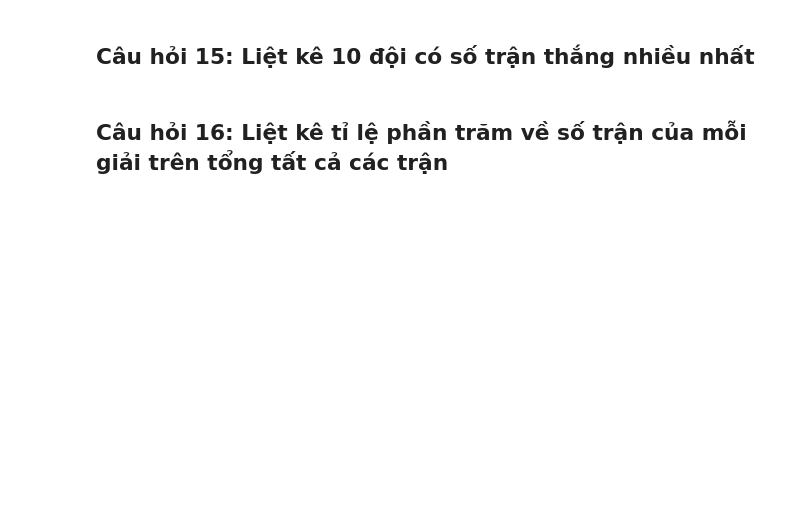
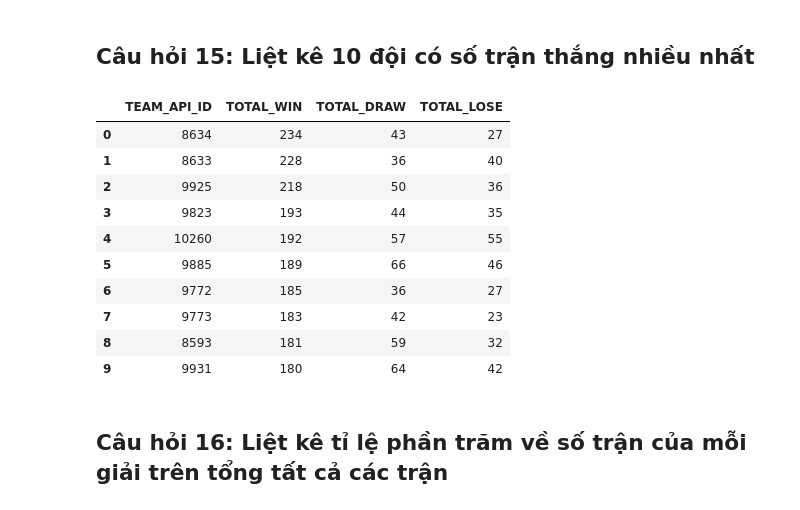
Before and after one commit to ysea1/asm, a Jupyter notebook: DSP302x_asm1_haiphFX22075@funix.edu.vn/[VN] European football-forStudent.ipynb, the cells around one changed output. Saved outputs shown, nothing was run; the diff lists cells and outputs as text; code cells hidden in the pictures; blank space fills up the shorter version.

```diff
--- a/DSP302x_asm1_haiphFX22075@funix.edu.vn/[VN] European football-forStudent.ipynb
+++ b/DSP302x_asm1_haiphFX22075@funix.edu.vn/[VN] European football-forStudent.ipynb
@@ -254,2 +395,53 @@ result_team
+# %%
+result_team = pd.read_sql("""SELECT TEAM_API_ID, SUM(COUNT_WIN) AS TOTAL_WIN, SUM(COUNT_DRAW) AS TOTAL_DRAW
+                                , SUM(COUNT_LOSE) AS TOTAL_LOSE
+                                FROM
+                                        (SELECT HOME_TEAM_API_ID AS TEAM_API_ID,
+                                            CASE
+                                                WHEN HOME_TEAM_GOAL > AWAY_TEAM_GOAL THEN 1
+                                                ELSE 0
+                                            END AS COUNT_WIN
+                                            , CASE
+                                                WHEN HOME_TEAM_GOAL = AWAY_TEAM_GOAL THEN 1
+                                                ELSE 0
+                                            END AS COUNT_DRAW
+                                            , CASE
+                                                WHEN HOME_TEAM_GOAL < AWAY_TEAM_GOAL THEN 1
+                                                ELSE 0
+                                            END AS COUNT_LOSE
+                                        FROM MATCH
+                                        UNION ALL
+                                        SELECT AWAY_TEAM_API_ID AS TEAM_API_ID,
+                                            CASE
+                                                WHEN AWAY_TEAM_GOAL > HOME_TEAM_GOAL  THEN 1
+                                                ELSE 0
+                                            END AS COUNT_WIN
+                                            , CASE
+                                                WHEN AWAY_TEAM_GOAL = HOME_TEAM_GOAL  THEN 1
+                                                ELSE 0
+                                            END AS COUNT_DRAW
+                                            , CASE
+                                                WHEN AWAY_TEAM_GOAL < HOME_TEAM_GOAL THEN 1
+                                                ELSE 0
+                                            END AS COUNT_LOSE
+                                         FROM MATCH
+                                        )
+                                    GROUP BY TEAM_API_ID
+                                    ORDER BY SUM(COUNT_WIN) DESC
+                                    LIMIT 10
+                            """, conn)
+result_team
+# %% [output]
+|  | TEAM_API_ID | TOTAL_WIN | TOTAL_DRAW | TOTAL_LOSE |
+| 0 | 8634 | 234 | 43 | 27 |
+| 1 | 8633 | 228 | 36 | 40 |
+| 2 | 9925 | 218 | 50 | 36 |
+| 3 | 9823 | 193 | 44 | 35 |
+| 4 | 10260 | 192 | 57 | 55 |
+| 5 | 9885 | 189 | 66 | 46 |
+| 6 | 9772 | 185 | 36 | 27 |
+| 7 | 9773 | 183 | 42 | 23 |
+| 8 | 8593 | 181 | 59 | 32 |
+| 9 | 9931 | 180 | 64 | 42 |
 # %% [markdown]
 ## Câu hỏi 16: Liệt kê tỉ lệ phần trăm về số trận của mỗi giải trên tổng tất cả các trận
```
Also changed, not shown: parts of 15 cells of this notebook.
